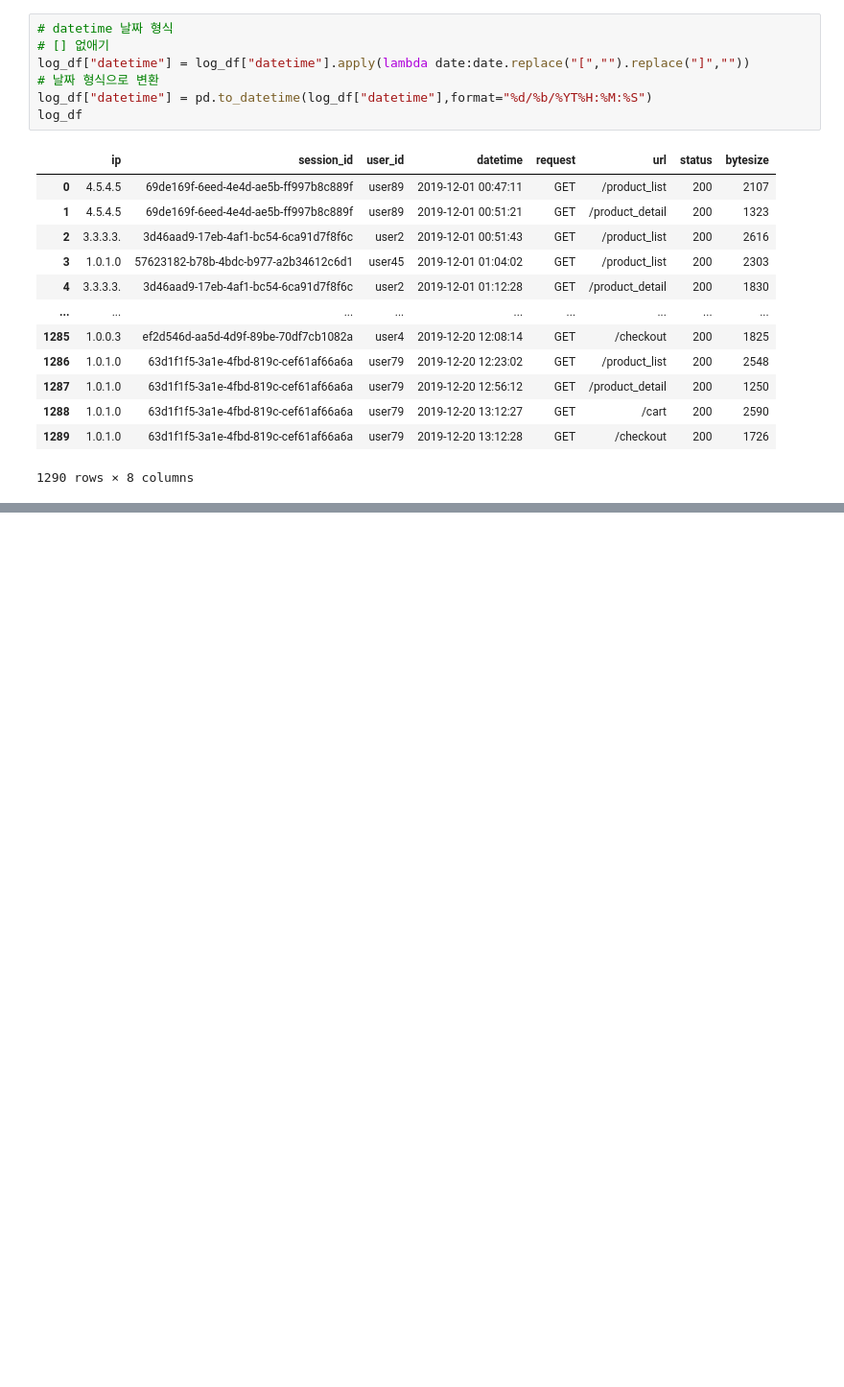
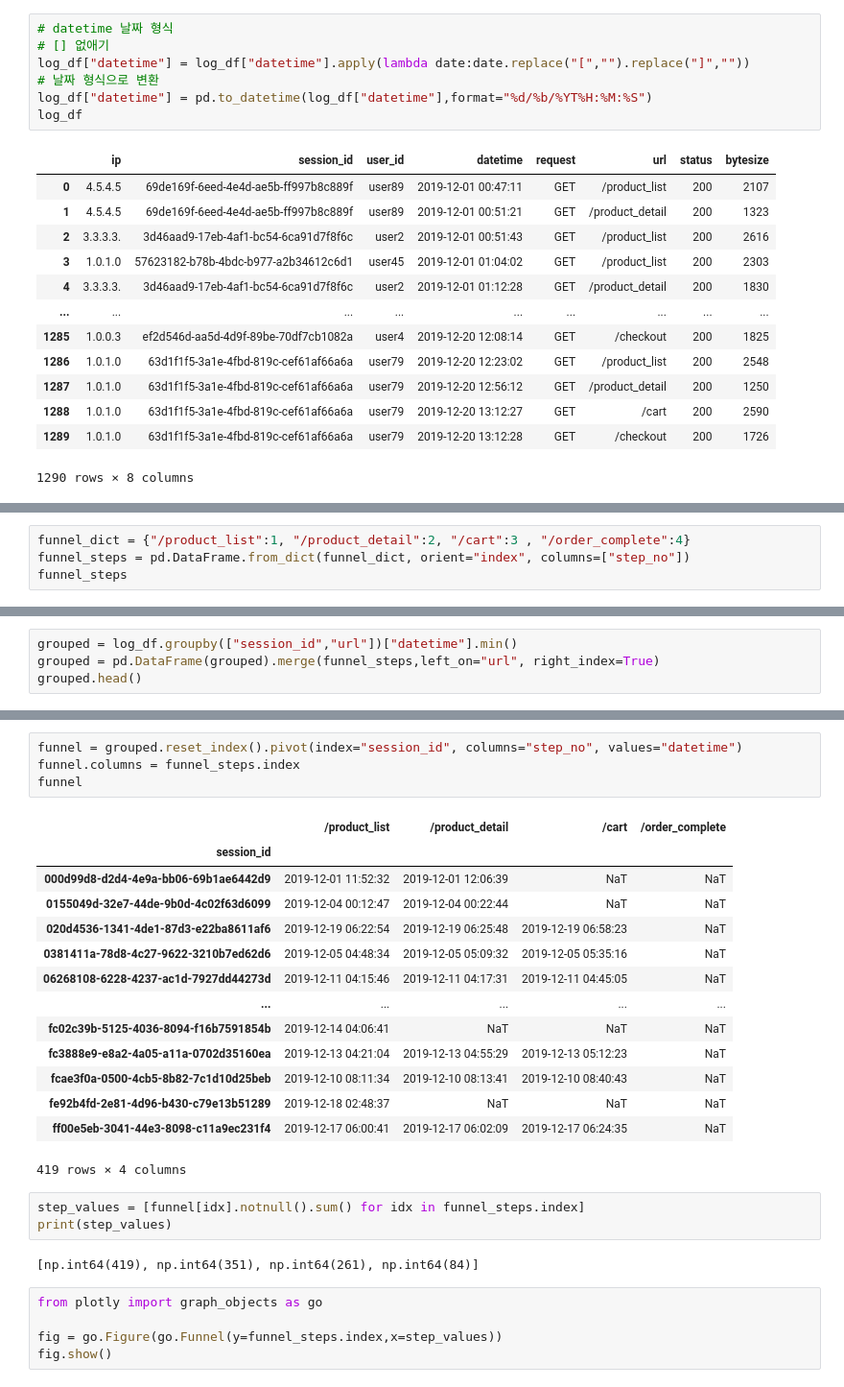
Before and after one commit to yhs02252/pandassource, a Jupyter notebook: weblog.ipynb, the cells around one changed output, grey strips where cells are left out. Shown at 96% size. Saved outputs shown, nothing was run; the diff lists cells and outputs as text; blank space fills up the shorter version.

```diff
--- a/weblog.ipynb
+++ b/weblog.ipynb
@@ -86,0 +100,4 @@ log_df
+# %%
+funnel_dict = {"/product_list":1, "/product_detail":2, "/cart":3 , "/order_complete":4}
+funnel_steps = pd.DataFrame.from_dict(funnel_dict, orient="index", columns=["step_no"])
+funnel_steps
@@ -86,0 +110,4 @@ log_df
+# %%
+grouped = log_df.groupby(["session_id","url"])["datetime"].min()
+grouped = pd.DataFrame(grouped).merge(funnel_steps,left_on="url", right_index=True)
+grouped.head()
@@ -86,0 +122,29 @@ log_df
+# %%
+funnel = grouped.reset_index().pivot(index="session_id", columns="step_no", values="datetime")
+funnel.columns = funnel_steps.index
+funnel
+# %% [output]
+|  | /product_list | /product_detail | /cart | /order_complete |
+| session_id |  |  |  |  |
+| 000d99d8-d2d4-4e9a-bb06-69b1ae6442d9 | 2019-12-01 11:52:32 | 2019-12-01 12:06:39 | NaT | NaT |
+| 0155049d-32e7-44de-9b0d-4c02f63d6099 | 2019-12-04 00:12:47 | 2019-12-04 00:22:44 | NaT | NaT |
+| 020d4536-1341-4de1-87d3-e22ba8611af6 | 2019-12-19 06:22:54 | 2019-12-19 06:25:48 | 2019-12-19 06:58:23 | NaT |
+| 0381411a-78d8-4c27-9622-3210b7ed62d6 | 2019-12-05 04:48:34 | 2019-12-05 05:09:32 | 2019-12-05 05:35:16 | NaT |
+| 06268108-6228-4237-ac1d-7927dd44273d | 2019-12-11 04:15:46 | 2019-12-11 04:17:31 | 2019-12-11 04:45:05 | NaT |
+| ... | ... | ... | ... | ... |
+| fc02c39b-5125-4036-8094-f16b7591854b | 2019-12-14 04:06:41 | NaT | NaT | NaT |
+| fc3888e9-e8a2-4a05-a11a-0702d35160ea | 2019-12-13 04:21:04 | 2019-12-13 04:55:29 | 2019-12-13 05:12:23 | NaT |
+| fcae3f0a-0500-4cb5-8b82-7c1d10d25beb | 2019-12-10 08:11:34 | 2019-12-10 08:13:41 | 2019-12-10 08:40:43 | NaT |
+| fe92b4fd-2e81-4d96-b430-c79e13b51289 | 2019-12-18 02:48:37 | NaT | NaT | NaT |
+| ff00e5eb-3041-44e3-8098-c11a9ec231f4 | 2019-12-17 06:00:41 | 2019-12-17 06:02:09 | 2019-12-17 06:24:35 | NaT |
+419 rows × 4 columns
+# %%
+step_values = [funnel[idx].notnull().sum() for idx in funnel_steps.index]
+print(step_values)
+# %% [output]
+[np.int64(419), np.int64(351), np.int64(261), np.int64(84)]
+# %%
+from plotly import graph_objects as go
+
+fig = go.Figure(go.Funnel(y=funnel_steps.index,x=step_values))
+fig.show()
```
Also changed, not shown: parts of 3 cells of this notebook, 2 other files.
